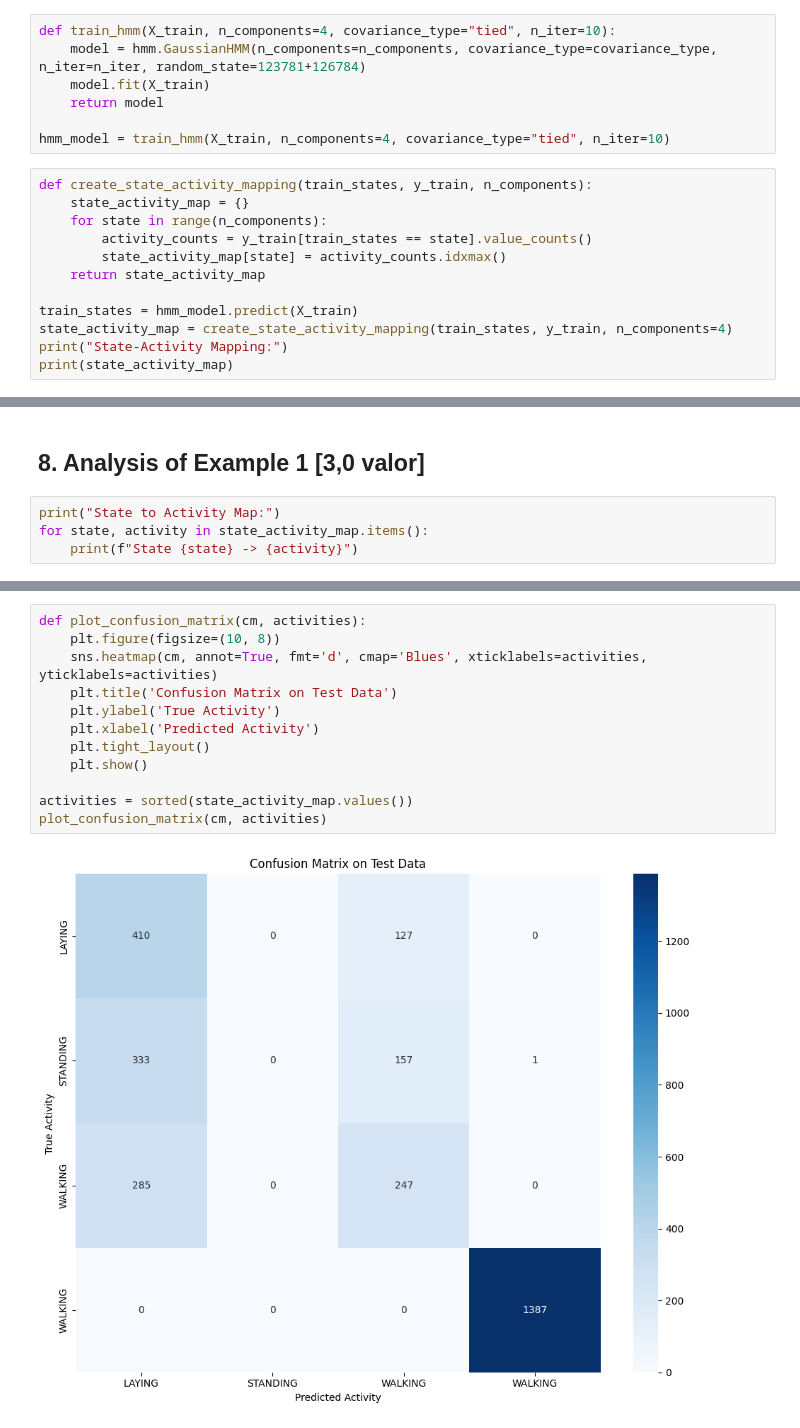
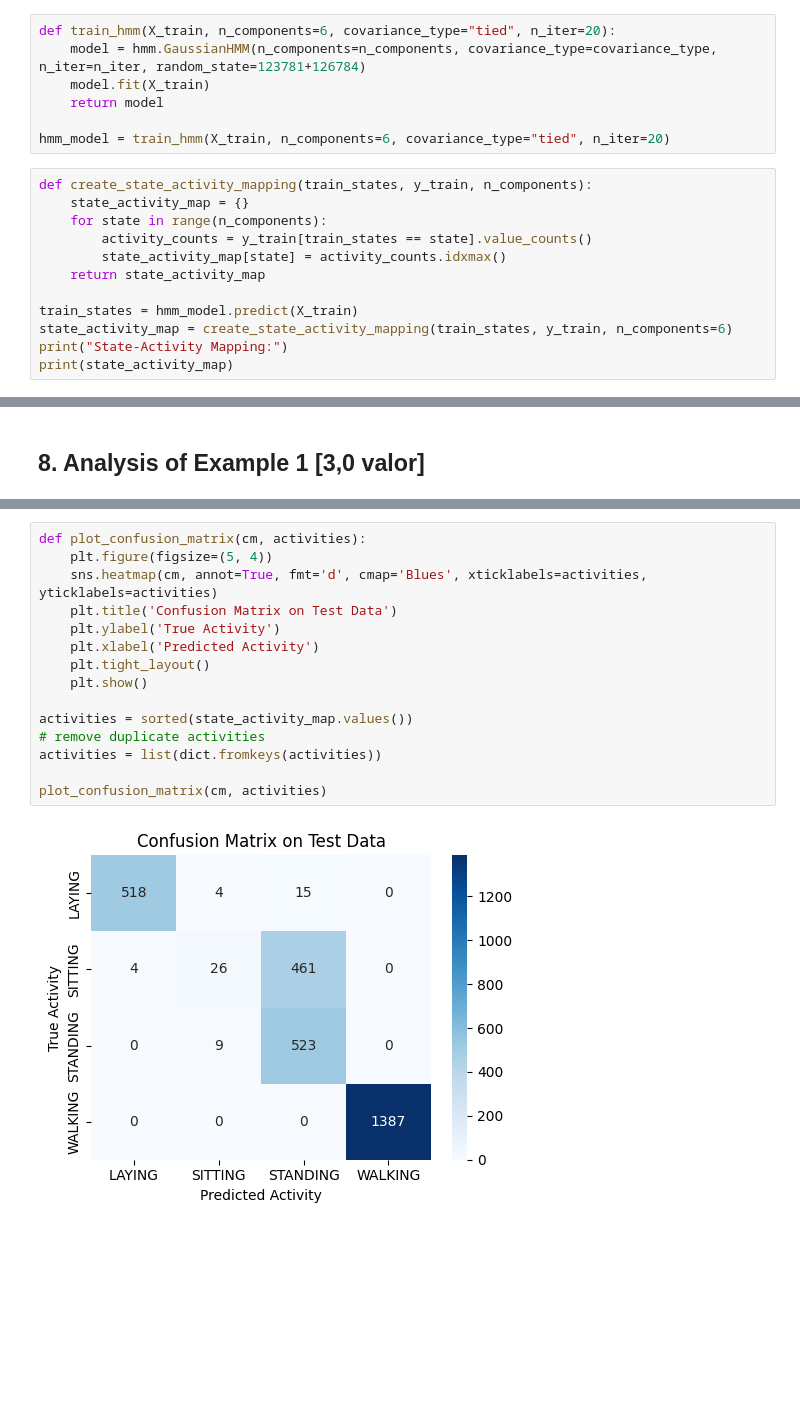
Before and after one commit to s126784/tmbd, a Jupyter notebook: Work-02-G3.ipynb, the cells around one changed output, grey strips where cells are left out. Cells and saved outputs as stored; diff of their text form; blank space fills up the shorter version.

```diff
--- a/Work-02-G3.ipynb
+++ b/Work-02-G3.ipynb
@@ -206,12 +192,12 @@ For this project, GaussianHMM is more appropriate because:
  - Data approximately follows normal distribution
  - Need to handle multidimensional observations
 # %%
-def train_hmm(X_train, n_components=4, covariance_type="tied", n_iter=10):
+def train_hmm(X_train, n_components=6, covariance_type="tied", n_iter=20):
     model = hmm.GaussianHMM(n_components=n_components, covariance_type=covariance_type, n_iter=n_iter, random_state=123781+126784)
     model.fit(X_train)
     return model
 
-hmm_model = train_hmm(X_train, n_components=4, covariance_type="tied", n_iter=10)
+hmm_model = train_hmm(X_train, n_components=6, covariance_type="tied", n_iter=20)
 # %%
 def create_state_activity_mapping(train_states, y_train, n_components):
     state_activity_map = {}
@@ -221,7 +207,7 @@ def create_state_activity_mapping(train_states, y_train, n_components):
     return state_activity_map
 
 train_states = hmm_model.predict(X_train)
-state_activity_map = create_state_activity_mapping(train_states, y_train, n_components=4)
+state_activity_map = create_state_activity_mapping(train_states, y_train, n_components=6)
 print("State-Activity Mapping:")
 print(state_activity_map)
 # %% [output]
@@ -230,6 +216,2 @@ State-Activity Mapping:
 # %% [markdown]
 ## 8. Analysis of Example 1 [3,0 valor]
-# %%
-print("State to Activity Map:")
-for state, activity in state_activity_map.items():
-    print(f"State {state} -> {activity}")
@@ -374,17 +347,20 @@ weighted avg       0.63      0.69      0.65      2947
 # %%
 def plot_confusion_matrix(cm, activities):
-    plt.figure(figsize=(10, 8))
+    plt.figure(figsize=(5, 4))
     sns.heatmap(cm, annot=True, fmt='d', cmap='Blues', xticklabels=activities, yticklabels=activities)
     plt.title('Confusion Matrix on Test Data')
     plt.ylabel('True Activity')
     plt.xlabel('Predicted Activity')
     plt.tight_layout()
     plt.show()
 
 activities = sorted(state_activity_map.values())
+# remove duplicate activities
+activities = list(dict.fromkeys(activities))
+
 plot_confusion_matrix(cm, activities)
 # %% [output]
-[figure, old version]
+[figure, new version]
 # %%
 def plot_normalized_confusion_matrix(y_test, y_pred_test, activities):
     cm_normalized = confusion_matrix(y_test, y_pred_test, normalize='true')
```
Also changed, not shown: parts of 12 cells of this notebook.
